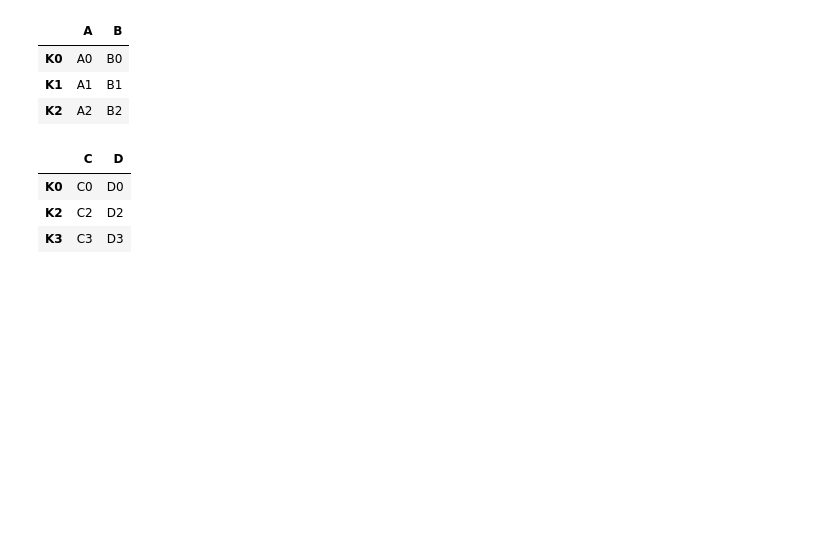
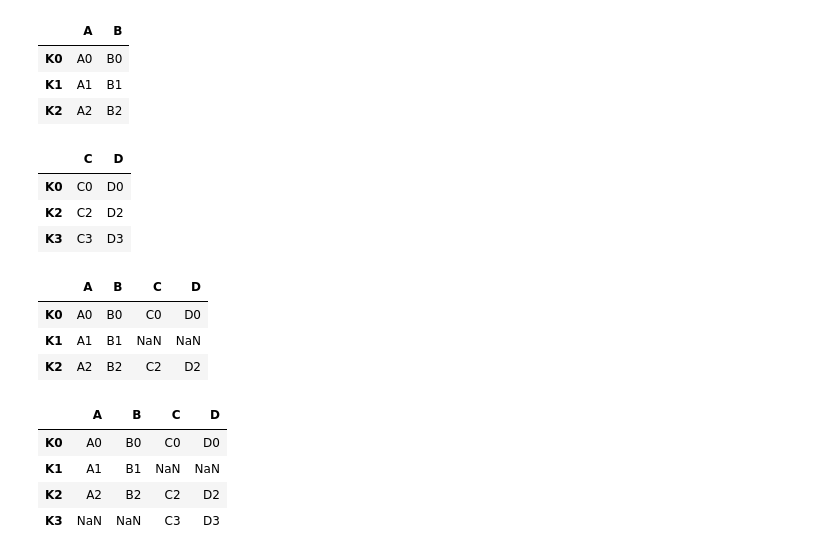
Before and after one commit to tedyeung/Python-, a Jupyter notebook: Pandas/Pandas.ipynb, the cells around one changed output. Drawn from its saved outputs; the diff is of its cells as text; code cells hidden in the pictures; blank space fills up the shorter version.

```diff
--- a/Pandas/Pandas.ipynb
+++ b/Pandas/Pandas.ipynb
@@ -757,3 +757,18 @@ right
 | K0 | C0 | D0 |
 | K2 | C2 | D2 |
 | K3 | C3 | D3 |
+# %%
+left.join(right)
+# %% [output]
+|  | A | B | C | D |
+| K0 | A0 | B0 | C0 | D0 |
+| K1 | A1 | B1 | NaN | NaN |
+| K2 | A2 | B2 | C2 | D2 |
+# %%
+left.join(right, how ='outer')
+# %% [output]
+|  | A | B | C | D |
+| K0 | A0 | B0 | C0 | D0 |
+| K1 | A1 | B1 | NaN | NaN |
+| K2 | A2 | B2 | C2 | D2 |
+| K3 | NaN | NaN | C3 | D3 |
```
